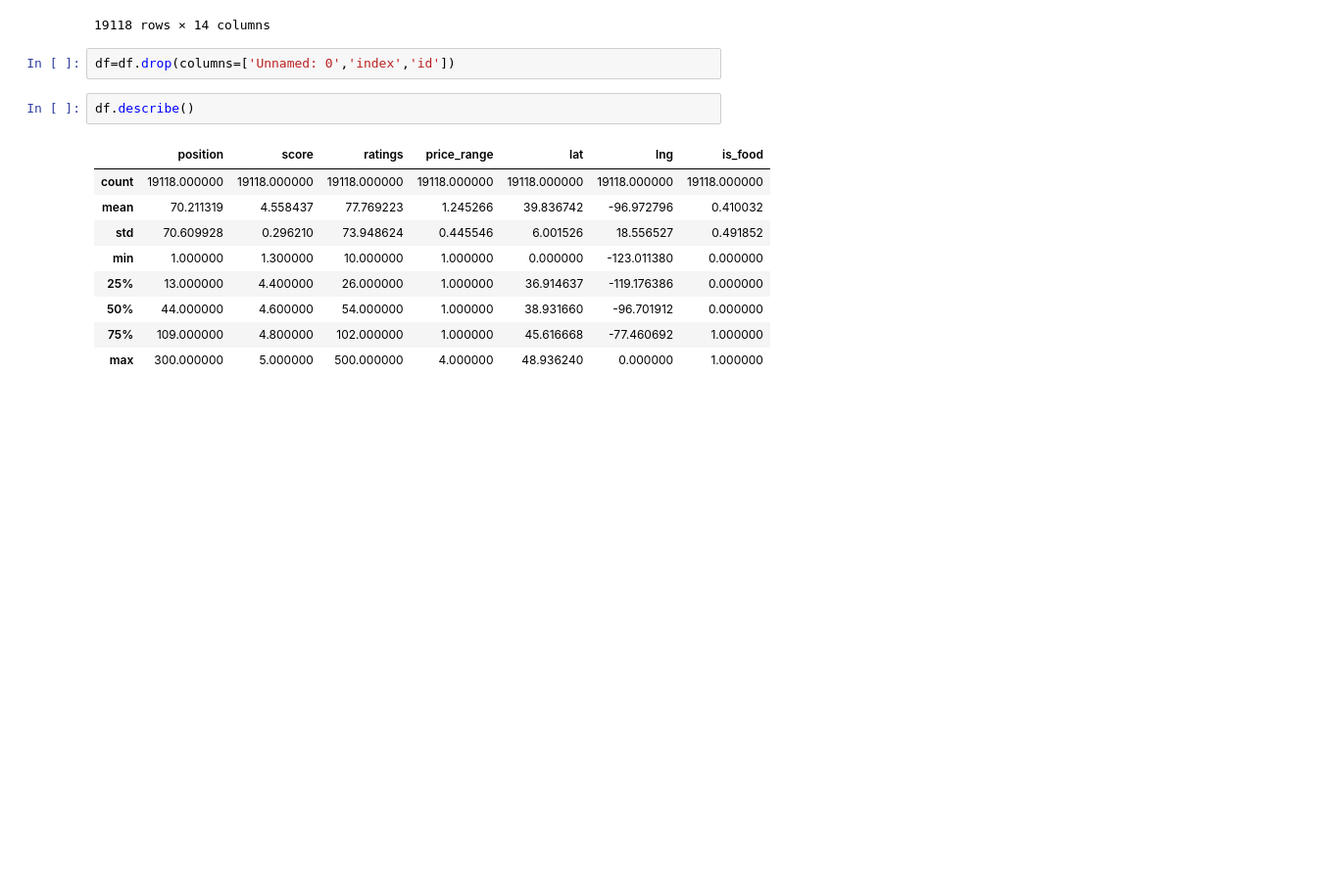
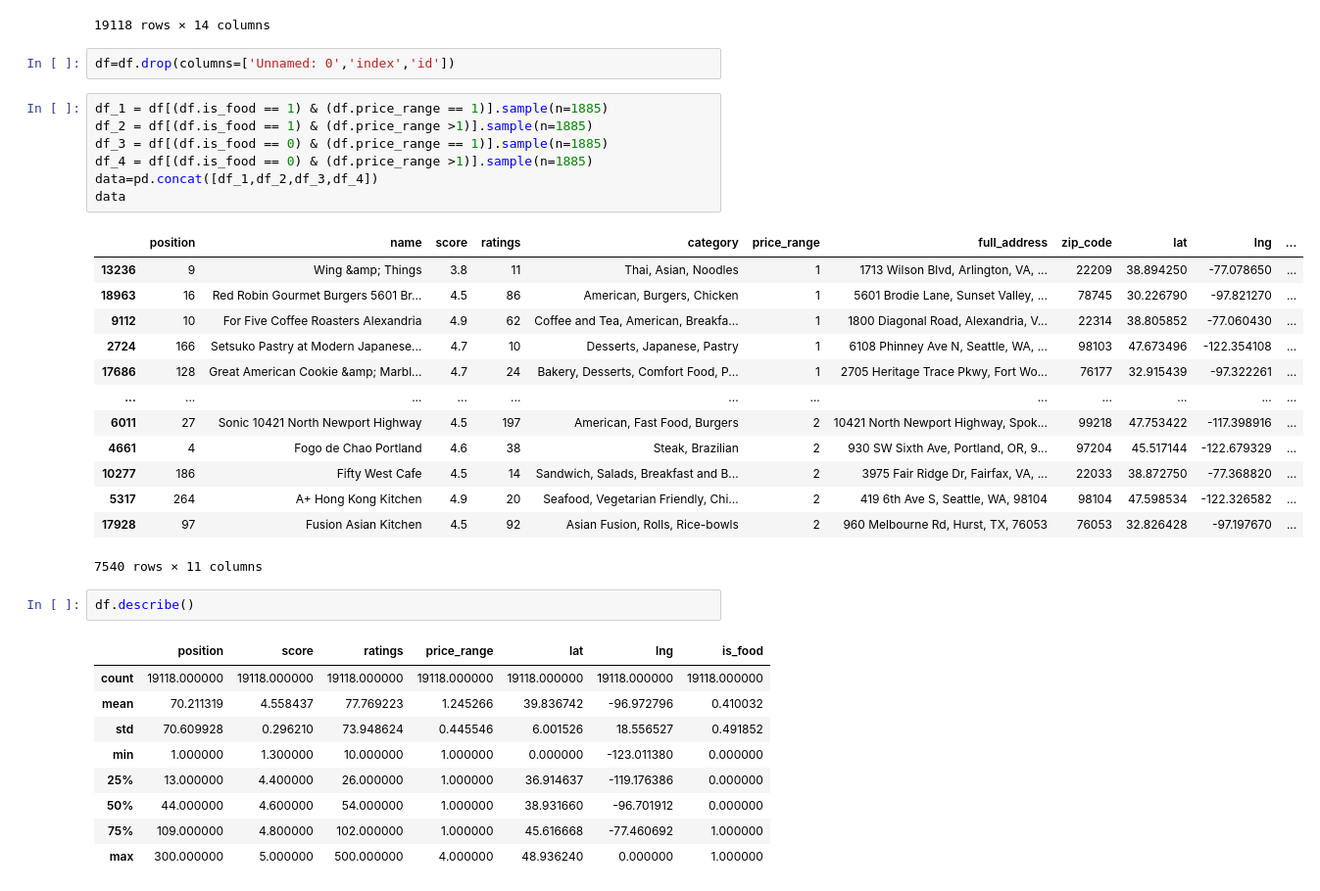
Before and after one commit to ZJHRyan/pp-workshop-try, a Jupyter notebook: useful.ipynb, the cells around one changed output. Shown at 98% size. Cells and saved outputs as stored; diff of their text form; blank space fills up the shorter version.

Commit message:
sample

```diff
--- a/useful.ipynb
+++ b/useful.ipynb
@@ -27,6 +27,27 @@ df
 19118 rows × 14 columns
 # %%
 df=df.drop(columns=['Unnamed: 0','index','id'])
+# %%
+df_1 = df[(df.is_food == 1) & (df.price_range == 1)].sample(n=1885)
+df_2 = df[(df.is_food == 1) & (df.price_range >1)].sample(n=1885)
+df_3 = df[(df.is_food == 0) & (df.price_range == 1)].sample(n=1885)
+df_4 = df[(df.is_food == 0) & (df.price_range >1)].sample(n=1885)
+data=pd.concat([df_1,df_2,df_3,df_4])
+data
+# %% [output]
+|  | position | name | score | ratings | category | price_range | full_address | zip_code | lat | lng | ... |
+| 13236 | 9 | Wing &amp; Things | 3.8 | 11 | Thai, Asian, Noodles | 1 | 1713 Wilson Blvd, Arlington, VA, ... | 22209 | 38.894250 | -77.078650 | ... |
+| 18963 | 16 | Red Robin Gourmet Burgers 5601 Br... | 4.5 | 86 | American, Burgers, Chicken | 1 | 5601 Brodie Lane, Sunset Valley, ... | 78745 | 30.226790 | -97.821270 | ... |
+| 9112 | 10 | For Five Coffee Roasters Alexandria | 4.9 | 62 | Coffee and Tea, American, Breakfa... | 1 | 1800 Diagonal Road, Alexandria, V... | 22314 | 38.805852 | -77.060430 | ... |
+| 2724 | 166 | Setsuko Pastry at Modern Japanese... | 4.7 | 10 | Desserts, Japanese, Pastry | 1 | 6108 Phinney Ave N, Seattle, WA, ... | 98103 | 47.673496 | -122.354108 | ... |
+| 17686 | 128 | Great American Cookie &amp; Marbl... | 4.7 | 24 | Bakery, Desserts, Comfort Food, P... | 1 | 2705 Heritage Trace Pkwy, Fort Wo... | 76177 | 32.915439 | -97.322261 | ... |
+| ... | ... | ... | ... | ... | ... | ... | ... | ... | ... | ... | ... |
+| 6011 | 27 | Sonic 10421 North Newport Highway | 4.5 | 197 | American, Fast Food, Burgers | 2 | 10421 North Newport Highway, Spok... | 99218 | 47.753422 | -117.398916 | ... |
+| 4661 | 4 | Fogo de Chao Portland | 4.6 | 38 | Steak, Brazilian | 2 | 930 SW Sixth Ave, Portland, OR, 9... | 97204 | 45.517144 | -122.679329 | ... |
+| 10277 | 186 | Fifty West Cafe | 4.5 | 14 | Sandwich, Salads, Breakfast and B... | 2 | 3975 Fair Ridge Dr, Fairfax, VA, ... | 22033 | 38.872750 | -77.368820 | ... |
+| 5317 | 264 | A+ Hong Kong Kitchen | 4.9 | 20 | Seafood, Vegetarian Friendly, Chi... | 2 | 419 6th Ave S, Seattle, WA, 98104 | 98104 | 47.598534 | -122.326582 | ... |
+| 17928 | 97 | Fusion Asian Kitchen | 4.5 | 92 | Asian Fusion, Rolls, Rice-bowls | 2 | 960 Melbourne Rd, Hurst, TX, 76053 | 76053 | 32.826428 | -97.197670 | ... |
+7540 rows × 11 columns
 # %%
 df.describe()
 # %% [output]
```
Also changed, not shown: parts of 34 cells of this notebook.
